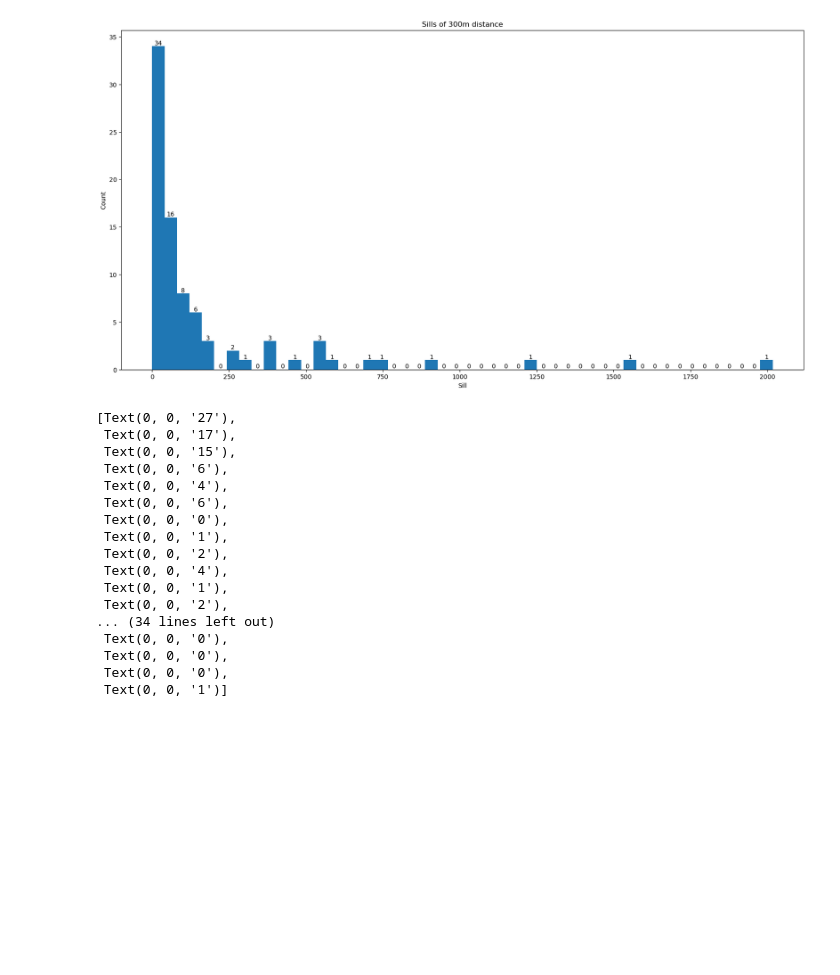
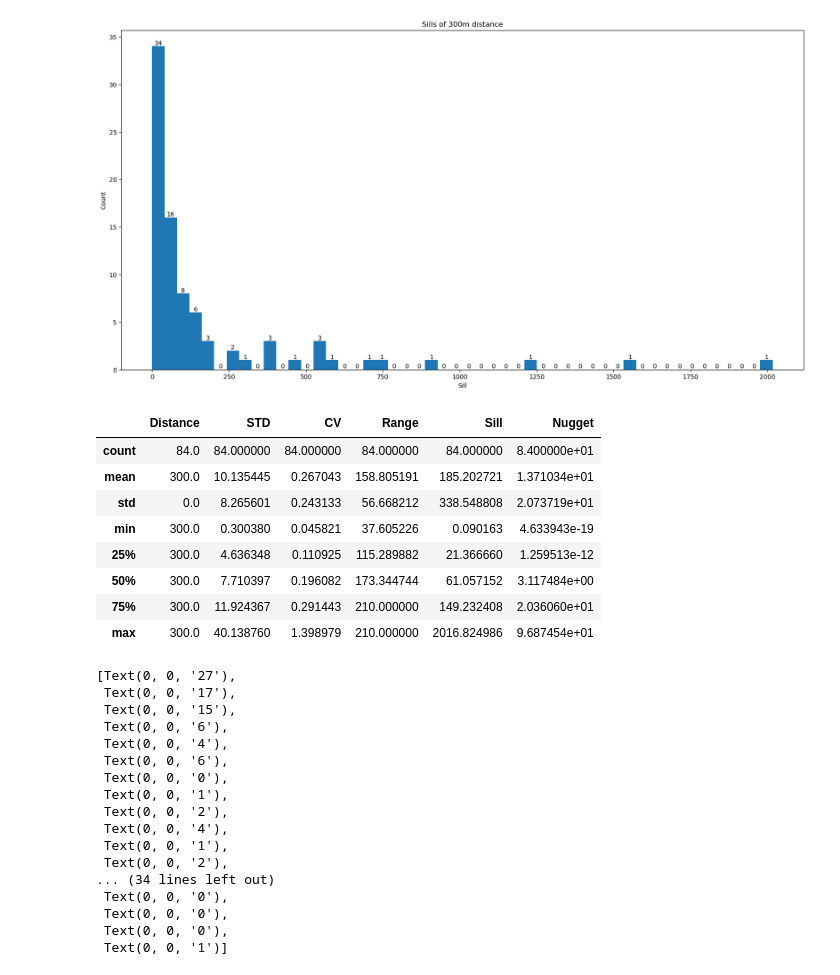
Before and after one commit to IAGO1215/DISCBICOCCA, a Jupyter notebook: NoteBooks Draft/Z-Histogram.ipynb, the cells around one changed output. Cells and saved outputs as stored; diff of their text form; code cells hidden in the pictures; blank space fills up the shorter version.

```diff
--- a/NoteBooks Draft/Z-Histogram.ipynb
+++ b/NoteBooks Draft/Z-Histogram.ipynb
@@ -105,6 +129,18 @@ plt.bar_label(bars)
  Text(0, 0, '0'),
  Text(0, 0, '1')]
 [figure]
+# %%
+pd_Variogram[pd_Variogram['Distance']==300].describe()
+# %% [output]
+|  | Distance | STD | CV | Range | Sill | Nugget |
+| count | 84.0 | 84.000000 | 84.000000 | 84.000000 | 84.000000 | 8.400000e+01 |
+| mean | 300.0 | 10.135445 | 0.267043 | 158.805191 | 185.202721 | 1.371034e+01 |
+| std | 0.0 | 8.265601 | 0.243133 | 56.668212 | 338.548808 | 2.073719e+01 |
+| min | 300.0 | 0.300380 | 0.045821 | 37.605226 | 0.090163 | 4.633943e-19 |
+| 25% | 300.0 | 4.636348 | 0.110925 | 115.289882 | 21.366660 | 1.259513e-12 |
+| 50% | 300.0 | 7.710397 | 0.196082 | 173.344744 | 61.057152 | 3.117484e+00 |
+| 75% | 300.0 | 11.924367 | 0.291443 | 210.000000 | 149.232408 | 2.036060e+01 |
+| max | 300.0 | 40.138760 | 1.398979 | 210.000000 | 2016.824986 | 9.687454e+01 |
 # %%
 plt.figure(figsize = (20,10))
 plt.title("Sills of 600m & 900m distance")
```
Also changed, not shown: parts of 16 cells of this notebook, 4 other files.
